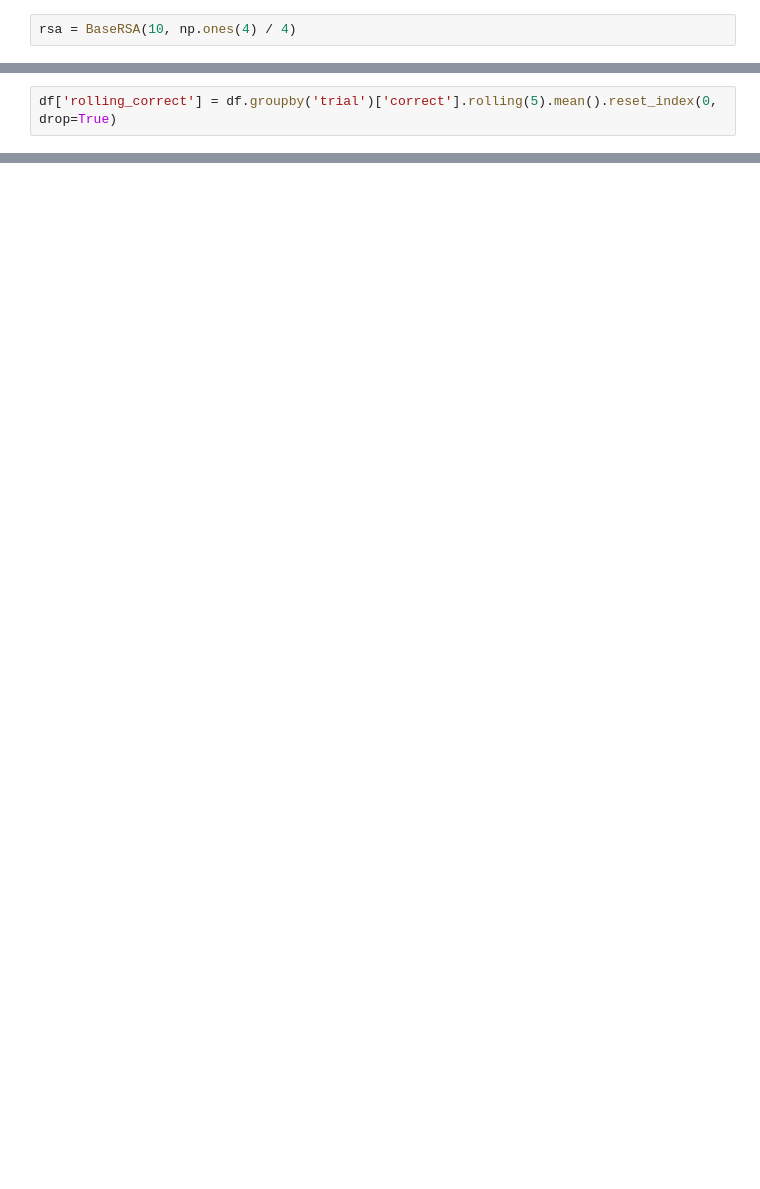
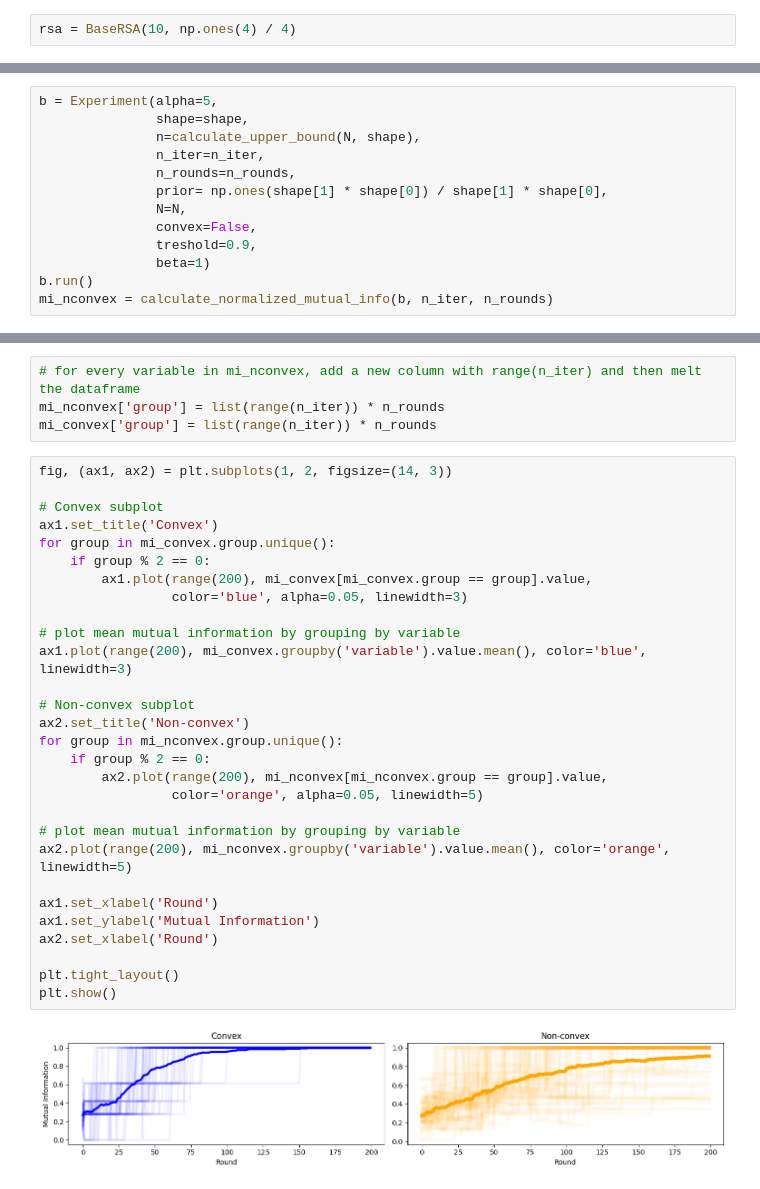
Before and after one commit to alexeykosh/2024-convexity-efficient-communication, a Jupyter notebook: RSA-model.ipynb, the cells around one changed output, grey strips where cells are left out. Drawn from its saved outputs; the diff is of its cells as text; blank space fills up the shorter version.

```diff
--- a/RSA-model.ipynb
+++ b/RSA-model.ipynb
@@ -417,2 +414,0 @@ df = a.save(rd=True)
-# %%
-df['rolling_correct'] = df.groupby('trial')['correct'].rolling(5).mean().reset_index(0, drop=True)
@@ -435,0 +474,13 @@ calculate_upper_bound(4, (3, 3))
+# %%
+b = Experiment(alpha=5,
+               shape=shape,
+               n=calculate_upper_bound(N, shape),
+               n_iter=n_iter,
+               n_rounds=n_rounds,
+               prior= np.ones(shape[1] * shape[0]) / shape[1] * shape[0],
+               N=N,
+               convex=False,
+               treshold=0.9,
+               beta=1)
+b.run()
+mi_nconvex = calculate_normalized_mutual_info(b, n_iter, n_rounds)
@@ -435,0 +541,35 @@ calculate_upper_bound(4, (3, 3))
+# %%
+# for every variable in mi_nconvex, add a new column with range(n_iter) and then melt the dataframe
+mi_nconvex['group'] = list(range(n_iter)) * n_rounds
+mi_convex['group'] = list(range(n_iter)) * n_rounds
+# %%
+fig, (ax1, ax2) = plt.subplots(1, 2, figsize=(14, 3))
+
+# Convex subplot
+ax1.set_title('Convex')
+for group in mi_convex.group.unique():
+    if group % 2 == 0:
+        ax1.plot(range(200), mi_convex[mi_convex.group == group].value,
+                 color='blue', alpha=0.05, linewidth=3)
+
+# plot mean mutual information by grouping by variable
+ax1.plot(range(200), mi_convex.groupby('variable').value.mean(), color='blue', linewidth=3)
+
+# Non-convex subplot
+ax2.set_title('Non-convex')
+for group in mi_nconvex.group.unique():
+    if group % 2 == 0:
+        ax2.plot(range(200), mi_nconvex[mi_nconvex.group == group].value,
+                 color='orange', alpha=0.05, linewidth=5)
+
+# plot mean mutual information by grouping by variable
+ax2.plot(range(200), mi_nconvex.groupby('variable').value.mean(), color='orange', linewidth=5)
+
+ax1.set_xlabel('Round')
+ax1.set_ylabel('Mutual Information')
+ax2.set_xlabel('Round')
+
+plt.tight_layout()
+plt.show()
+# %% [output]
+[figure, added]
```
Also changed, not shown: parts of 41 cells of this notebook, 1 other file.
